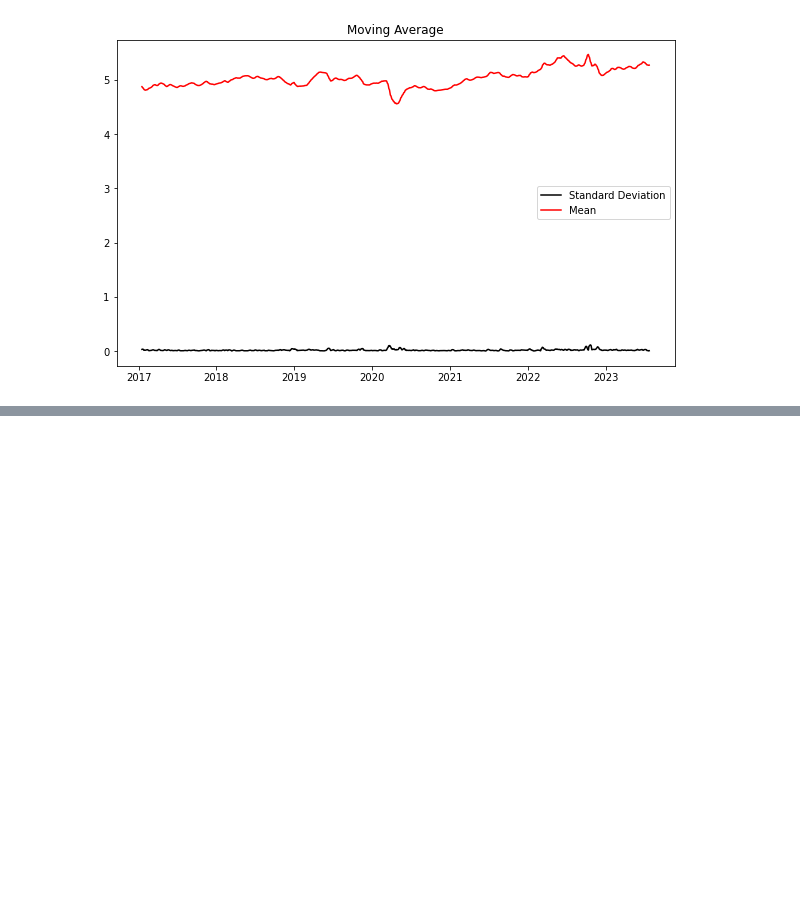
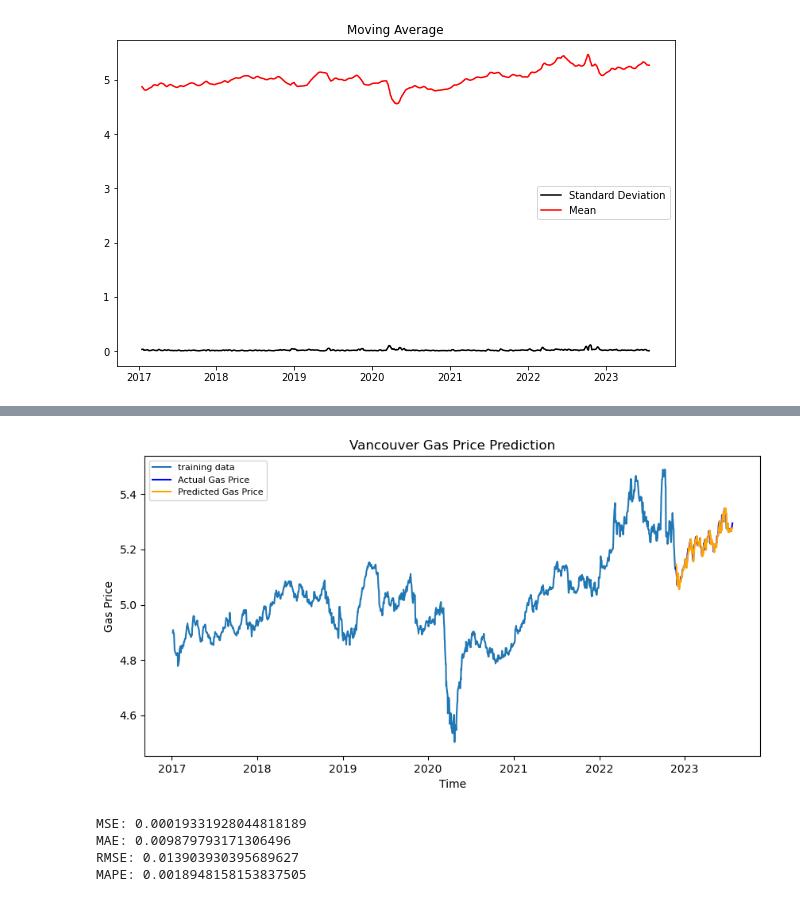
Before and after one commit to jamesjhjung/gas_price_prediction, a Jupyter notebook: model.ipynb, the cells around one changed output, grey strips where cells are left out. Cells and saved outputs as stored; diff of their text form; code cells hidden in the pictures; blank space fills up the shorter version.

```diff
--- a/model.ipynb
+++ b/model.ipynb
@@ -77,2 +139,47 @@ No artists with labels found to put in legend.  Note that artists whose label st
+# %%
+# build model
+predictions = list()
+history = [x for x in train_data]
+
+for t in range(len(test_data)):
+    model = ARIMA(history, order = (1, 1, 1))
+    model_fit = model.fit()
+    output = model_fit.forecast()
+    yhat = output[0]
+    predictions.append(yhat)
+    obs = test_data[t]
+    history.append(obs)
+# %%
+# Make as pandas series
+fc_series = pd.Series(predictions, index = test_data.index)
+
+# Plot
+plt.figure(figsize=(10,5), dpi=100)
+plt.plot(train_data, label='training data')
+plt.plot(test_data, color = 'blue', label='Actual Gas Price')
+plt.plot(fc_series, color = 'orange',label='Predicted Gas Price')
+
+plt.title('Vancouver Gas Price Prediction')
+plt.xlabel('Time')
+plt.ylabel('Gas Price')
+plt.legend(loc='upper left', fontsize=8)
+plt.show()
+# %% [output]
+[figure, added]
+# %%
+# report performance
+mse = mean_squared_error(test_data, predictions)
+print('MSE: '+str(mse))
+mae = mean_absolute_error(test_data, predictions)
+print('MAE: '+str(mae))
+rmse = math.sqrt(mean_squared_error(test_data, predictions))
+print('RMSE: '+str(rmse))
+mape = np.mean(np.abs(predictions - test_data)/np.abs(test_data))
+print('MAPE: '+str(mape))
+# %% [output]
+MSE: 0.00019331928044818189
+MAE: 0.009879793171306496
+RMSE: 0.013903930395689627
+MAPE: 0.0018948158153837505
 # %%
 # https://www.analyticsvidhya.com/blog/2021/07/stock-market-forecasting-using-time-series-analysis-with-arima-model/
```
Also changed, not shown: parts of 5 cells of this notebook.
